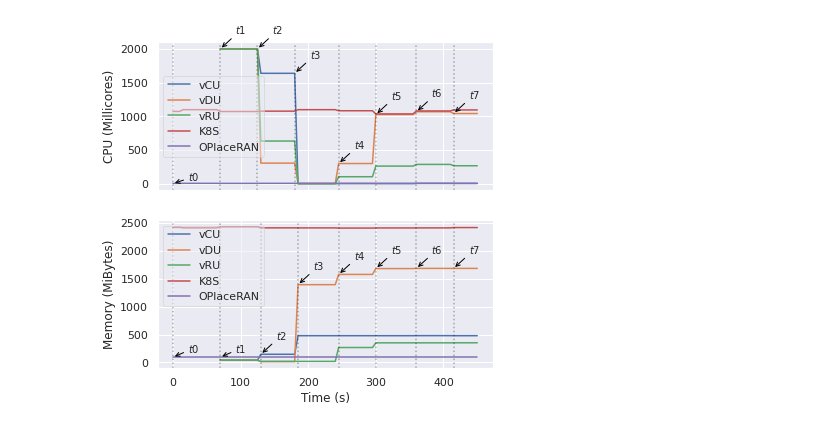
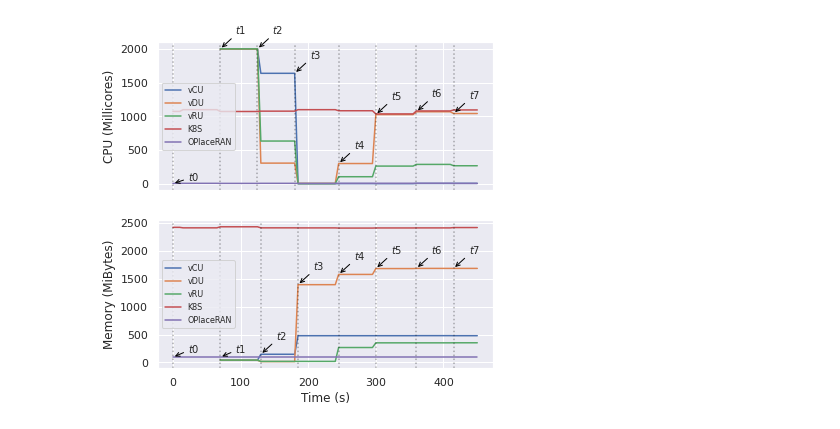
Before and after one commit to my5G/OPlaceRAN, a Jupyter notebook: performance-analysis/article/mini-topo/pods-resources-OAI-vs-K8S-vs-Operator/CR_4.ipynb, the cells around one changed output. Cells and saved outputs as stored; diff of their text form; code cells hidden in the pictures.

```diff
--- a/performance-analysis/article/mini-topo/pods-resources-OAI-vs-K8S-vs-Operator/CR_4.ipynb
+++ b/performance-analysis/article/mini-topo/pods-resources-OAI-vs-K8S-vs-Operator/CR_4.ipynb
@@ -51,34 +51,33 @@ axes[1].axvline(x = 70,linestyle ="dotted", color='black', alpha=0.3)
 
 axes[1].annotate('$\it{t2}$', xy=(130,147), xytext=(15, 15), textcoords='offset points', arrowprops=dict(arrowstyle='->', color='black'), fontsize=10)
 axes[1].axvline(x = 130,linestyle ="dotted", color='black', alpha=0.3)
 
 axes[1].annotate('$\it{t3}$', xy=(185,1396), xytext=(15, 15), textcoords='offset points', arrowprops=dict(arrowstyle='->', color='black'), fontsize=10)
 axes[1].axvline(x = 185,linestyle ="dotted", color='black', alpha=0.3)
 
 axes[1].annotate('$\it{t4}$', xy=(245,1580), xytext=(15, 15), textcoords='offset points', arrowprops=dict(arrowstyle='->', color='black'), fontsize=10)
 axes[1].axvline(x = 245,linestyle ="dotted", color='black', alpha=0.3)
 
 axes[1].annotate('$\it{t5}$', xy=(300,1685), xytext=(15, 15), textcoords='offset points', arrowprops=dict(arrowstyle='->', color='black'), fontsize=10)
 axes[1].axvline(x = 300,linestyle ="dotted", color='black', alpha=0.3)
 
 axes[1].annotate('$\it{t6}$', xy=(360,1688), xytext=(15, 15), textcoords='offset points', arrowprops=dict(arrowstyle='->', color='black'), fontsize=10)
 axes[1].axvline(x = 360,linestyle ="dotted", color='black', alpha=0.3)
 
 axes[1].annotate('$\it{t7}$', xy=(415,1688), xytext=(15, 15), textcoords='offset points', arrowprops=dict(arrowstyle='->', color='black'), fontsize=10)
 axes[1].axvline(x = 415,linestyle ="dotted", color='black', alpha=0.3)
 
 axes[0].set_ylabel('CPU (Millicores)')
 axes[1].set_ylabel('Memory (MiBytes)')
 axes[0].set_title(None)
 axes[1].set_title(None)
 axes[0].set_xticklabels([])
 axes[0].set_xlabel(None)
 
-axes[0].legend(loc='center left', framealpha=0.5)
-axes[1].legend(loc='upper left', framealpha=0.5)
-
+axes[0].legend(loc='center left', prop={'size': 8})
+axes[1].legend(prop={'size': 8})
 
 plt.savefig('out/CR_PODS.pdf', bbox_inches='tight')
 plt.savefig('out/CR_PODS.png', dpi=300, bbox_inches='tight')
 # %% [output]
-[figure, old version]
+[figure, new version]
```
Also changed, not shown: 9 other files.
